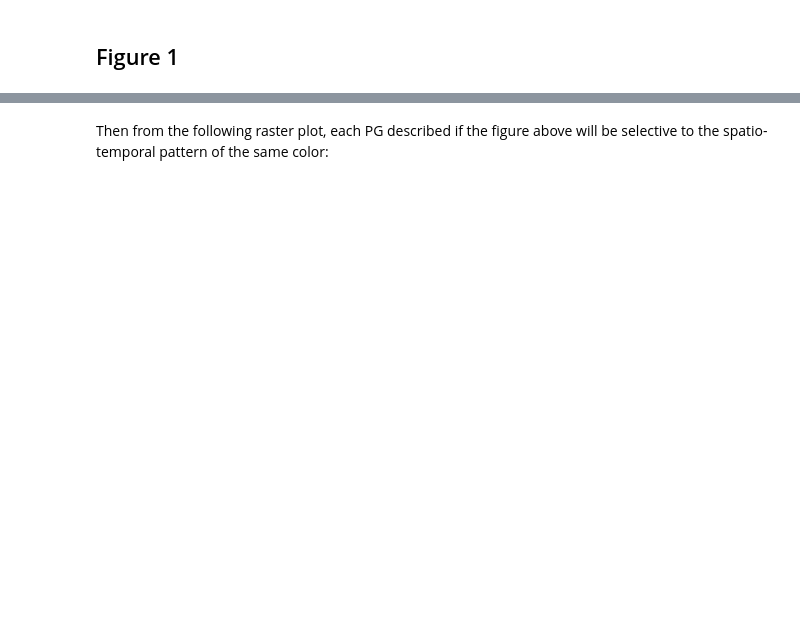
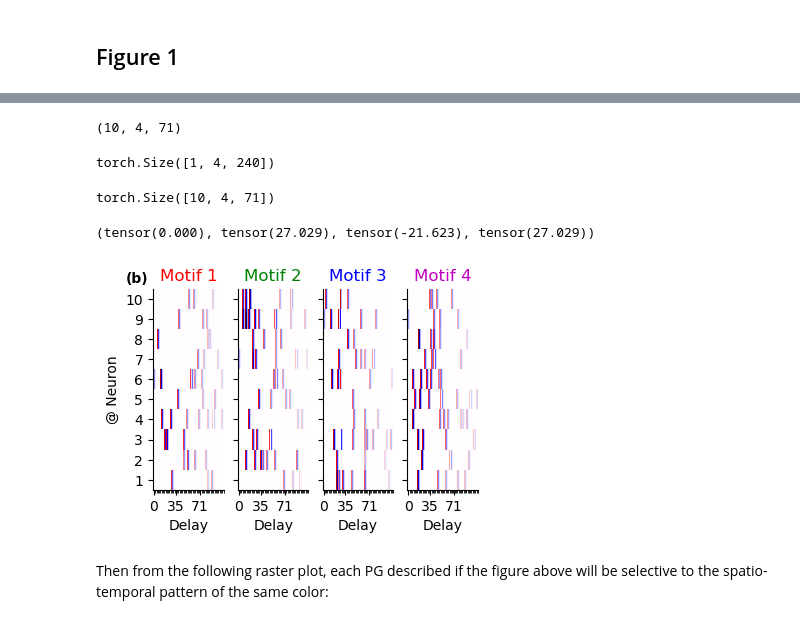
Before and after one commit to SpikeAI/TemporallyHeterogeneousConnections, a Jupyter notebook: dev/2022-11-30_ABCD_BiolCyb.ipynb, the cells around one changed output, grey strips where cells are left out. Saved outputs shown, nothing was run; the diff lists cells and outputs as text; code cells hidden in the pictures; blank space fills up the shorter version.

```diff
--- a/dev/2022-11-30_ABCD_BiolCyb.ipynb
+++ b/dev/2022-11-30_ABCD_BiolCyb.ipynb
@@ -287,7 +305,7 @@ class ABCD:
             ax.set_xlim(0, PG.shape[2])
 
             ax.set_xlabel('Delay')
-            ax.set_title(f'motif {i_PG+1}', color='k' if colors is None else colors[i_PG])
+            ax.set_title(f'Motif {i_PG+1}', color='k' if colors is None else colors[i_PG])
             if not aspect is None: ax.set_aspect(aspect)
 
             ax.set_ylim(0, self.opt.N_pre)
@@ -298,7 +316,8 @@ class ABCD:
                 ax.set_yticklabels(np.arange(0, self.opt.N_pre, 1)+1)
 
             for side in ['top', 'right']: ax.spines[side].set_visible(False)
-            ax.set_xticks([0, self.opt.N_PG_time//2, self.opt.N_PG_time-1])
+            #ax.set_xticks([0, self.opt.N_PG_time//2, self.opt.N_PG_time-1])
+            ax.set_xticks([1, self.opt.N_PG_time//3, (self.opt.N_PG_time*2)//3])
             ax.xaxis.set_minor_locator(matplotlib.ticker.AutoMinorLocator(self.opt.N_PG_time//4))
             #ax.xaxis.set_minor_locator(AutoMinorLocator(4))
             #ax.set_xticklabels([-(self.opt.N_PG_time//2), 0, self.opt.N_PG_time//2])
@@ -403,13 +456,14 @@ opt_fig1 = Params(  datetag = datetag + '_fig1',
                     N_pre = 10,
                     N_PGs = N_PGs,
                     N_PG_time = 71,
+                    E_PG = 14.,
                     p_PG = .07,
-                    p_A = 0.002,
+                    p_A = 0.001,
                     p_B = 0.001,
                     N_PG_show = N_PGs,
                     N_trials = 1,
                     N_time = 240,
-                    seed = 2373,
+                    seed = 1973,
                     fig_width = 3.25,
                     )
 
@@ -422,32 +481,39 @@ opt_fig1, env_fig1.opt, env_fig1.opt.N_pre, env_fig1.opt.N_PGs
 # %%
 env_fig1.opt.N_pre, env_fig1.opt.N_PGs, env_fig1.opt.N_PG_time
+# %% [output]
+(10, 4, 71)
 # %%
-subplotpars_fig1 = matplotlib.figure.SubplotParams(left=0., right=1., bottom=0., top=1., wspace=0.10, hspace=0.0,)
+subplotpars_fig1 = matplotlib.figure.SubplotParams(left=0., right=1., bottom=0., top=1., wspace=0.20, hspace=0.0,)
 figsize = (env_fig1.opt.fig_width, env_fig1.opt.fig_width/env_fig1.opt.phi)
 colors = ['r', 'g' , 'b' , 'm']
-shift = -0.13
 # %%
-#b[0, 3, 350] = True
-#b[0, 2, 350] = True
-#b[0, 1, 150] = True
-b[0, 0, 50] = True
+b = torch.zeros(b.shape)
+b[0, 0,  50] = True
 b[0, 3, 180] = True
-#b[0, 3, 42] = True
+b[0, 1,  72] = True
 b[0, 1, 201] = True
 b[0, 1, 114] = True
-b[0, 2, 42] = True
+b[0, 2,  42] = True
 b[0, 2, 104] = True
-#b[0, 0, 50] = True
 b.shape
+# %% [output]
+torch.Size([1, 4, 240])
 # %%
 PG.shape
+# %% [output]
+torch.Size([10, 4, 71])
 # %%
 PG.mean(), PG.abs().max(), PG.min(), PG.max()
+# %% [output]
+(tensor(0.000), tensor(27.029), tensor(-21.623), tensor(27.029))
 # %%
-fig, axs = env_fig1.plot_PG(PG, colors=colors)
+shift = -0.05
+fig, axs = env_fig1.plot_PG(PG, colors=colors, figsize=figsize, subplotpars=subplotpars_fig1)
 fig.text(shift, 1.05,'(b)', horizontalalignment='center', verticalalignment='center', weight='bold')
-if not figpath is None: printfig(fig, 'THC_1b.pdf')
+if not figpath is None: printfig(fig, 'THC_1b')
 plt.show()
+# %% [output]
+[figure, added]
 # %% [markdown]
 Then from the following raster plot, each PG described if the figure above will be selective to the spatio-temporal pattern of the same color:
 # %%
```
Also changed, not shown: parts of 25 cells of this notebook.
